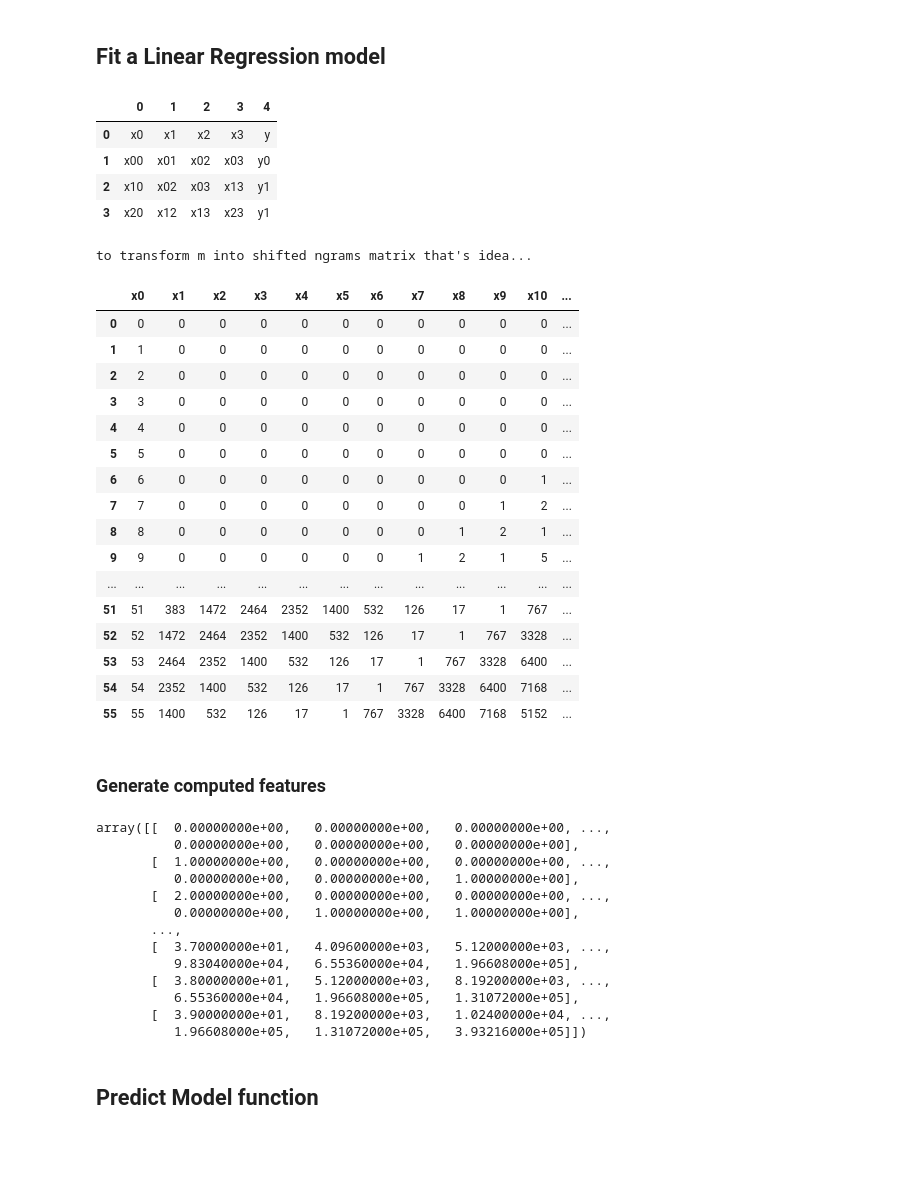
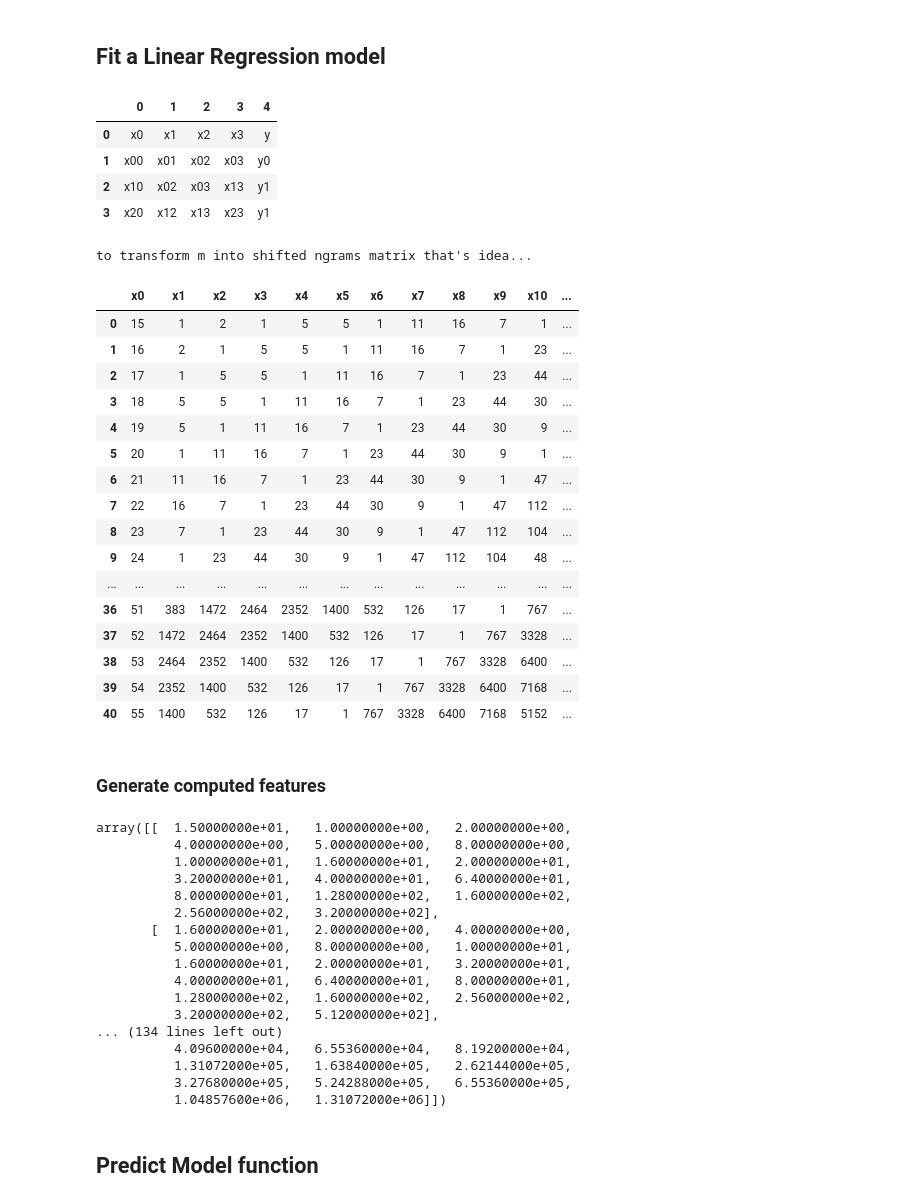
Before and after one commit to gerardobort/kaggle, a Jupyter notebook: integer-sequence-learning/serious approach 1-inspecting.ipynb, the cells around one changed output. Drawn from its saved outputs; the diff is of its cells as text; code cells hidden in the pictures; blank space fills up the shorter version.

```diff
--- a/integer-sequence-learning/serious approach 1-inspecting.ipynb
+++ b/integer-sequence-learning/serious approach 1-inspecting.ipynb
@@ -90,50 +90,53 @@ def getTrainingSetNgram(seq):
         n = 15
     #print("n-gram:", n, len(seq))
     mp = np.array([m[:,0], *tuple(np.zeros([n, m.shape[1]-1])), m[:,-1]]).transpose()
     # complete diagonals - ngram matrix
     for i in range(n):
         for j in range(1,n):
             if n-i+j <= n:
                 mp[i,n-i+j] = m[i,j]
     # complete matrix ngrams body
     for i in range(n, m.shape[0]):
         mp[i,1:1+n] = m[i,1-n+i:1+i]
-    #print(mp.shape, columns[:mp.shape[1]])
     columns[mp.shape[1]-1] = "y"
     # vertical mirror center of matrix
     #    mp[:,1:-1] = np.fliplr(mp[:,1:-1])
     #    mp = np.flipud(mp)
+    # drop zero line
+    mp = mp[n:,]
+    #return mp, columns[:mp.shape[1]]
+
     return mp, columns[:mp.shape[1]]
 
 trainingSet, columns = getTrainingSet(train.seq[1][:-1])
 #display(pd.DataFrame(trainingSet.astype(int), columns=columns))
 
 trainingSet, columns = getTrainingSetNgram(train.seq[1][:-1])
 display(pd.DataFrame(trainingSet.astype(int), columns=columns))
 # %% [output]
 |  | 0 | 1 | 2 | 3 | 4 |
 | 0 | x0 | x1 | x2 | x3 | y |
 | 1 | x00 | x01 | x02 | x03 | y0 |
 | 2 | x10 | x02 | x03 | x13 | y1 |
 | 3 | x20 | x12 | x13 | x23 | y1 |
 to transform m into shifted ngrams matrix that's idea...
 |  | x0 | x1 | x2 | x3 | x4 | x5 | x6 | x7 | x8 | x9 | x10 | ... |
-| 0 | 0 | 0 | 0 | 0 | 0 | 0 | 0 | 0 | 0 | 0 | 0 | ... |
-| 1 | 1 | 0 | 0 | 0 | 0 | 0 | 0 | 0 | 0 | 0 | 0 | ... |
-| 2 | 2 | 0 | 0 | 0 | 0 | 0 | 0 | 0 | 0 | 0 | 0 | ... |
-| 3 | 3 | 0 | 0 | 0 | 0 | 0 | 0 | 0 | 0 | 0 | 0 | ... |
-| 4 | 4 | 0 | 0 | 0 | 0 | 0 | 0 | 0 | 0 | 0 | 0 | ... |
-| 5 | 5 | 0 | 0 | 0 | 0 | 0 | 0 | 0 | 0 | 0 | 0 | ... |
-| 6 | 6 | 0 | 0 | 0 | 0 | 0 | 0 | 0 | 0 | 0 | 1 | ... |
-| 7 | 7 | 0 | 0 | 0 | 0 | 0 | 0 | 0 | 0 | 1 | 2 | ... |
-| 8 | 8 | 0 | 0 | 0 | 0 | 0 | 0 | 0 | 1 | 2 | 1 | ... |
-| 9 | 9 | 0 | 0 | 0 | 0 | 0 | 0 | 1 | 2 | 1 | 5 | ... |
+| 0 | 15 | 1 | 2 | 1 | 5 | 5 | 1 | 11 | 16 | 7 | 1 | ... |
+| 1 | 16 | 2 | 1 | 5 | 5 | 1 | 11 | 16 | 7 | 1 | 23 | ... |
+| 2 | 17 | 1 | 5 | 5 | 1 | 11 | 16 | 7 | 1 | 23 | 44 | ... |
+| 3 | 18 | 5 | 5 | 1 | 11 | 16 | 7 | 1 | 23 | 44 | 30 | ... |
+| 4 | 19 | 5 | 1 | 11 | 16 | 7 | 1 | 23 | 44 | 30 | 9 | ... |
+| 5 | 20 | 1 | 11 | 16 | 7 | 1 | 23 | 44 | 30 | 9 | 1 | ... |
+| 6 | 21 | 11 | 16 | 7 | 1 | 23 | 44 | 30 | 9 | 1 | 47 | ... |
+| 7 | 22 | 16 | 7 | 1 | 23 | 44 | 30 | 9 | 1 | 47 | 112 | ... |
+| 8 | 23 | 7 | 1 | 23 | 44 | 30 | 9 | 1 | 47 | 112 | 104 | ... |
+| 9 | 24 | 1 | 23 | 44 | 30 | 9 | 1 | 47 | 112 | 104 | 48 | ... |
 | ... | ... | ... | ... | ... | ... | ... | ... | ... | ... | ... | ... | ... |
-| 51 | 51 | 383 | 1472 | 2464 | 2352 | 1400 | 532 | 126 | 17 | 1 | 767 | ... |
-| 52 | 52 | 1472 | 2464 | 2352 | 1400 | 532 | 126 | 17 | 1 | 767 | 3328 | ... |
-| 53 | 53 | 2464 | 2352 | 1400 | 532 | 126 | 17 | 1 | 767 | 3328 | 6400 | ... |
-| 54 | 54 | 2352 | 1400 | 532 | 126 | 17 | 1 | 767 | 3328 | 6400 | 7168 | ... |
-| 55 | 55 | 1400 | 532 | 126 | 17 | 1 | 767 | 3328 | 6400 | 7168 | 5152 | ... |
+| 36 | 51 | 383 | 1472 | 2464 | 2352 | 1400 | 532 | 126 | 17 | 1 | 767 | ... |
+| 37 | 52 | 1472 | 2464 | 2352 | 1400 | 532 | 126 | 17 | 1 | 767 | 3328 | ... |
+| 38 | 53 | 2464 | 2352 | 1400 | 532 | 126 | 17 | 1 | 767 | 3328 | 6400 | ... |
+| 39 | 54 | 2352 | 1400 | 532 | 126 | 17 | 1 | 767 | 3328 | 6400 | 7168 | ... |
+| 40 | 55 | 1400 | 532 | 126 | 17 | 1 | 767 | 3328 | 6400 | 7168 | 5152 | ... |
 # %% [markdown]
 ### Generate computed features
 # %%
@@ -146,36 +149,33 @@ def generateExtraFeatures(mX):
     #    mX = np.concatenate((mX, np.cos(mX[:,i:i+1])), axis=1) # sin
     #    mX = np.concatenate((mX, np.exp(mX[:,i:i+1])), axis=1) # exp
     #    mX = np.concatenate((mX, np.log(mX[:,i:i+1])), axis=1) # exp
-    #if (n > 11):
-    #    return mX
+    if (n > 11):
+        return mX
     for i in range(1, n-2):
         mX = np.concatenate((mX, mX[:,i+1:i+2] - mX[:,i+0:i+1]), axis=1) # X(n+1) - X(n)
-        #mX = np.concatenate((mX, np.angle(mX[:,i+1:i+2] - mX[:,i+0:i+1])), axis=1) # X(n+1) v X(n)
-    #for i in range(1, n-3):
-    #    mX = np.concatenate((mX, mX[:,i+2:i+3] - mX[:,i+0:i+1]), axis=1) # X(n+2) - X(n)
-    #    mX = np.concatenate((mX, np.angle(mX[:,i+2:i+3] - mX[:,i+0:i+1])), axis=1) # X(n+2) v X(n)
-    #for i in range(1, n-1):
-        #mX = mX
-        #mX[:,i+1:i+2] = np.cos(mX[:,i+1:i+2] - mX[:,i:i+1])
-    #display(pd.DataFrame(mX))
+        mX = np.concatenate((mX, np.angle(mX[:,i+1:i+2] - mX[:,i+0:i+1])), axis=1) # X(n+1) v X(n)
     return mX
 
 trainingSet, columns = getTrainingSetNgram(train.seq[2][:-1])
 generateExtraFeatures(trainingSet)
 # %% [output]
-array([[  0.00000000e+00,   0.00000000e+00,   0.00000000e+00, ...,
-          0.00000000e+00,   0.00000000e+00,   0.00000000e+00],
-       [  1.00000000e+00,   0.00000000e+00,   0.00000000e+00, ...,
-          0.00000000e+00,   0.00000000e+00,   1.00000000e+00],
-       [  2.00000000e+00,   0.00000000e+00,   0.00000000e+00, ...,
-          0.00000000e+00,   1.00000000e+00,   1.00000000e+00],
-       ...,
-       [  3.70000000e+01,   4.09600000e+03,   5.12000000e+03, ...,
-          9.83040000e+04,   6.55360000e+04,   1.96608000e+05],
-       [  3.80000000e+01,   5.12000000e+03,   8.19200000e+03, ...,
-          6.55360000e+04,   1.96608000e+05,   1.31072000e+05],
-       [  3.90000000e+01,   8.19200000e+03,   1.02400000e+04, ...,
-          1.96608000e+05,   1.31072000e+05,   3.93216000e+05]])
+array([[  1.50000000e+01,   1.00000000e+00,   2.00000000e+00,
+          4.00000000e+00,   5.00000000e+00,   8.00000000e+00,
+          1.00000000e+01,   1.60000000e+01,   2.00000000e+01,
+          3.20000000e+01,   4.00000000e+01,   6.40000000e+01,
+          8.00000000e+01,   1.28000000e+02,   1.60000000e+02,
+          2.56000000e+02,   3.20000000e+02],
+       [  1.60000000e+01,   2.00000000e+00,   4.00000000e+00,
+          5.00000000e+00,   8.00000000e+00,   1.00000000e+01,
+          1.60000000e+01,   2.00000000e+01,   3.20000000e+01,
+          4.00000000e+01,   6.40000000e+01,   8.00000000e+01,
+          1.28000000e+02,   1.60000000e+02,   2.56000000e+02,
+          3.20000000e+02,   5.12000000e+02],
+... (134 lines left out)
+          4.09600000e+04,   6.55360000e+04,   8.19200000e+04,
+          1.31072000e+05,   1.63840000e+05,   2.62144000e+05,
+          3.27680000e+05,   5.24288000e+05,   6.55360000e+05,
+          1.04857600e+06,   1.31072000e+06]])
 # %% [markdown]
 ## Predict Model function
 # %%
```
Also changed, not shown: parts of 2 cells of this notebook, 2 other files.
